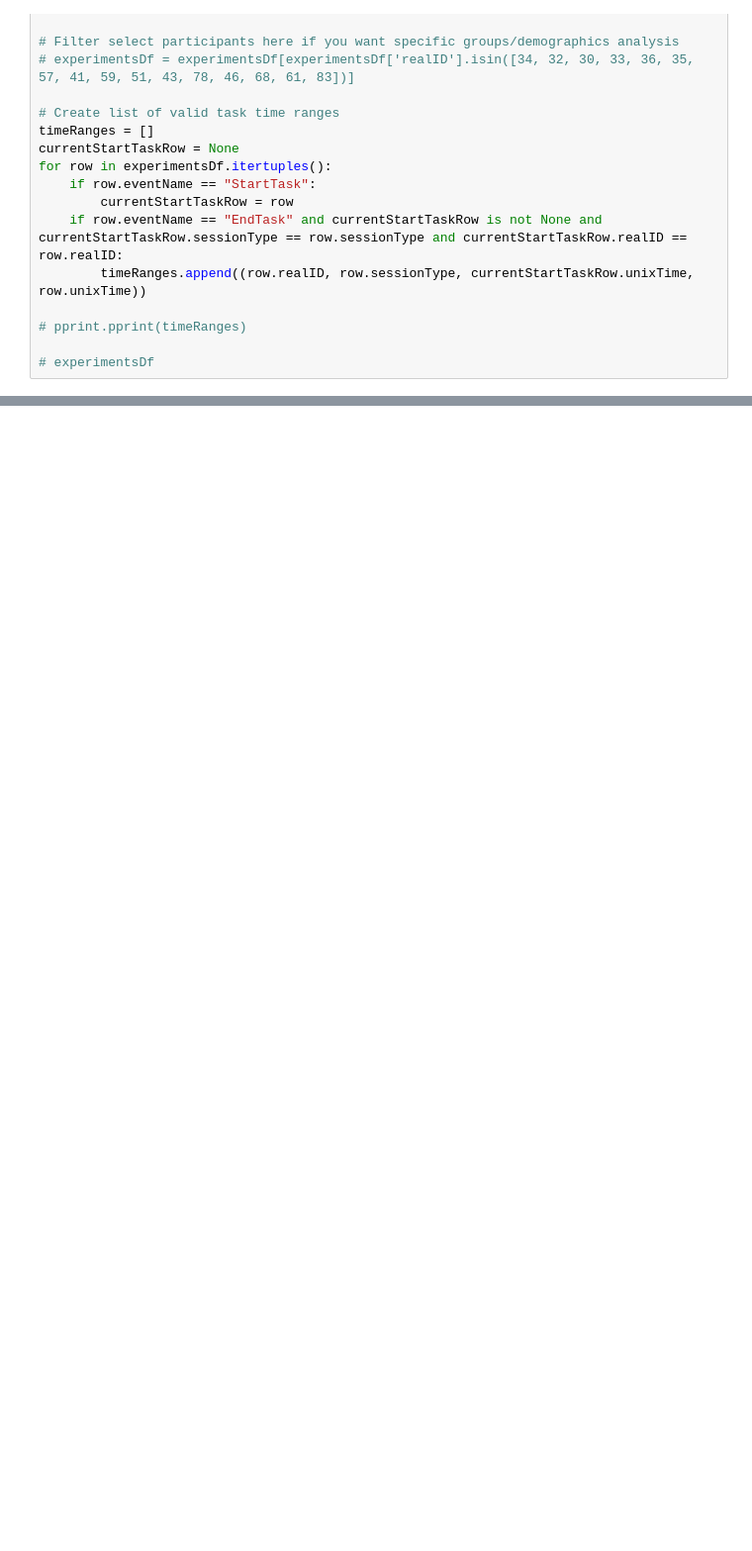
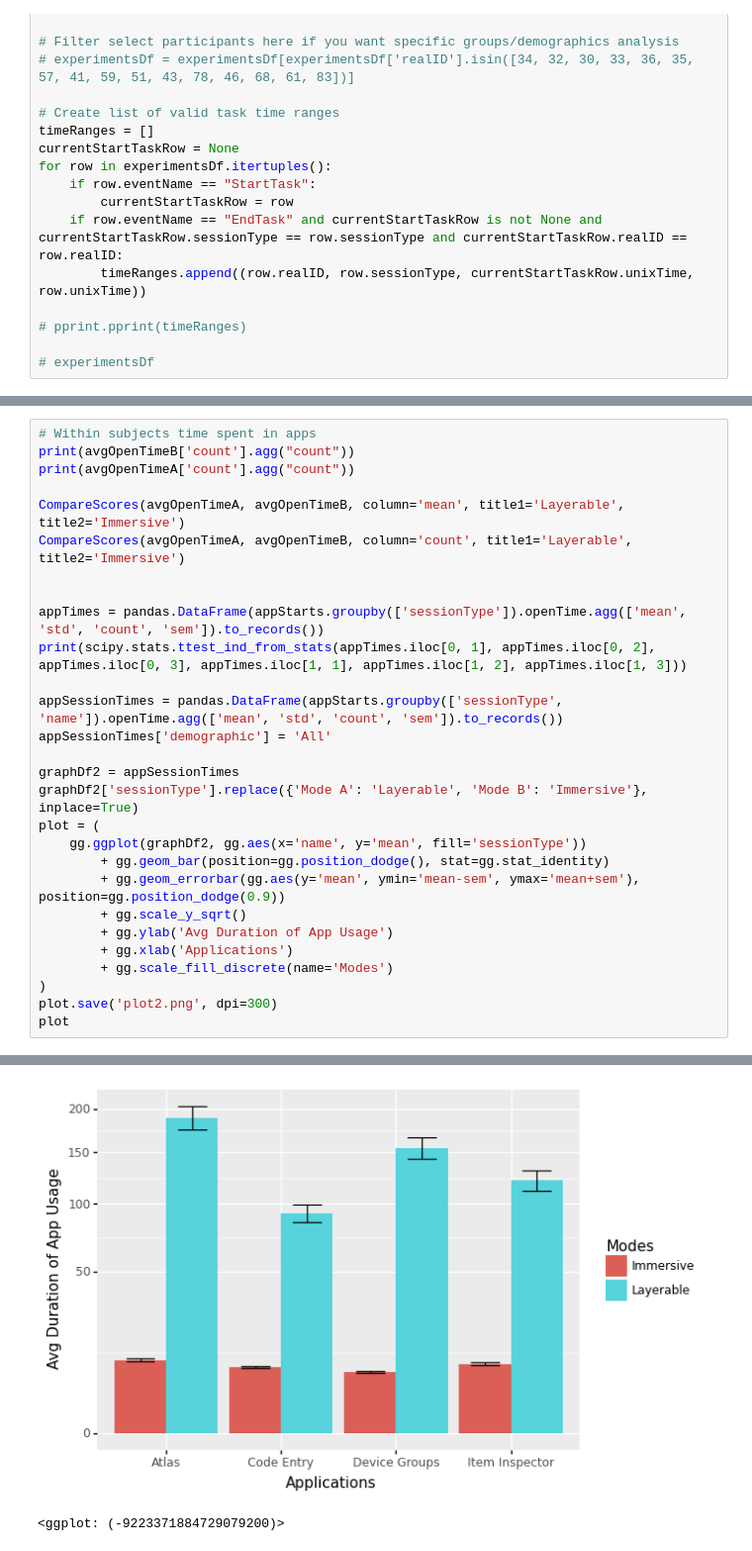
Before and after one commit to b-huynh/PersonalAR, a Jupyter notebook: DataCollection/Stats.ipynb, the cells around one changed output, grey strips where cells are left out. Shown at 99% size. Drawn from its saved outputs; the diff is of its cells as text; blank space fills up the shorter version.

```diff
--- a/DataCollection/Stats.ipynb
+++ b/DataCollection/Stats.ipynb
@@ -244,0 +476,29 @@ framesWithAppEvents = framesDf[framesDf['appEvents'].str.len() > 0]
+# %%
+# Within subjects time spent in apps
+print(avgOpenTimeB['count'].agg("count"))
+print(avgOpenTimeA['count'].agg("count"))
+
+CompareScores(avgOpenTimeA, avgOpenTimeB, column='mean', title1='Layerable', title2='Immersive')
+CompareScores(avgOpenTimeA, avgOpenTimeB, column='count', title1='Layerable', title2='Immersive')
+
+
+appTimes = pandas.DataFrame(appStarts.groupby(['sessionType']).openTime.agg(['mean', 'std', 'count', 'sem']).to_records())
+print(scipy.stats.ttest_ind_from_stats(appTimes.iloc[0, 1], appTimes.iloc[0, 2], appTimes.iloc[0, 3], appTimes.iloc[1, 1], appTimes.iloc[1, 2], appTimes.iloc[1, 3]))
+
+appSessionTimes = pandas.DataFrame(appStarts.groupby(['sessionType', 'name']).openTime.agg(['mean', 'std', 'count', 'sem']).to_records())
+appSessionTimes['demographic'] = 'All'
+
+graphDf2 = appSessionTimes
+graphDf2['sessionType'].replace({'Mode A': 'Layerable', 'Mode B': 'Immersive'}, inplace=True)
+plot = (
+    gg.ggplot(graphDf2, gg.aes(x='name', y='mean', fill='sessionType'))
+        + gg.geom_bar(position=gg.position_dodge(), stat=gg.stat_identity)
+        + gg.geom_errorbar(gg.aes(y='mean', ymin='mean-sem', ymax='mean+sem'), position=gg.position_dodge(0.9))
+        + gg.scale_y_sqrt()
+        + gg.ylab('Avg Duration of App Usage')
+        + gg.xlab('Applications')
+        + gg.scale_fill_discrete(name='Modes')
+)
+plot.save('plot2.png', dpi=300)
+plot
+# %% [output]
@@ -244,0 +520,2 @@ framesWithAppEvents = framesDf[framesDf['appEvents'].str.len() > 0]
+[figure, added]
+<ggplot: (-9223371884729079200)>
```
Also changed, not shown: parts of 26 cells of this notebook, 1 other file.
